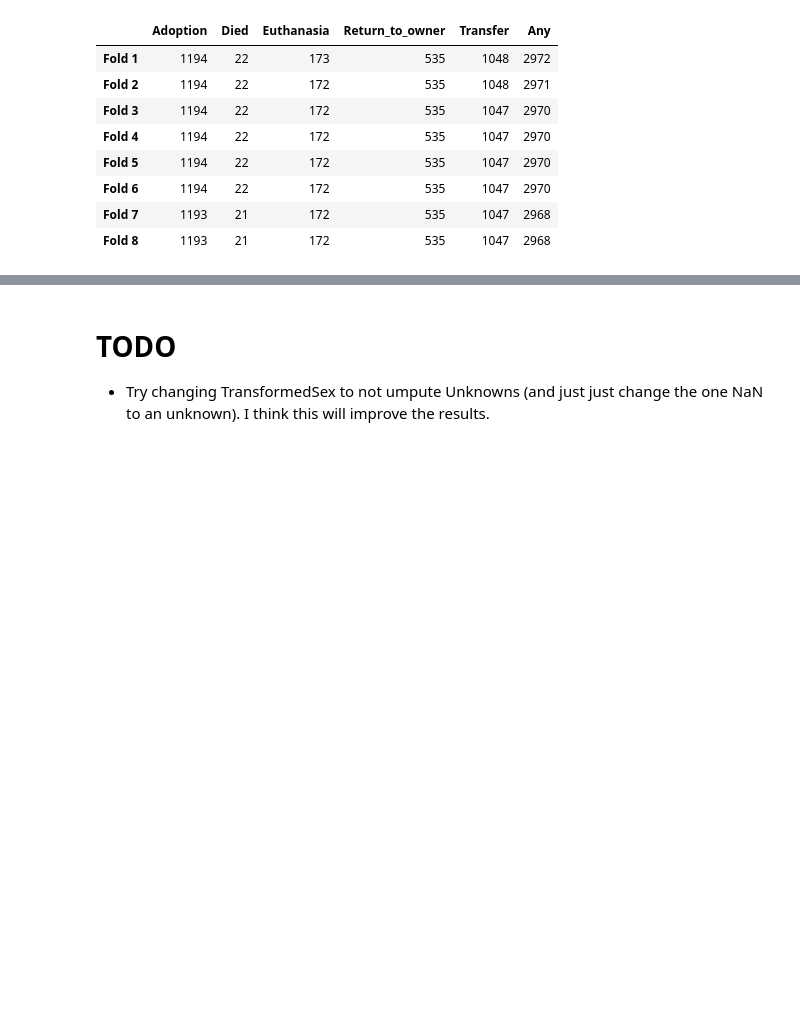
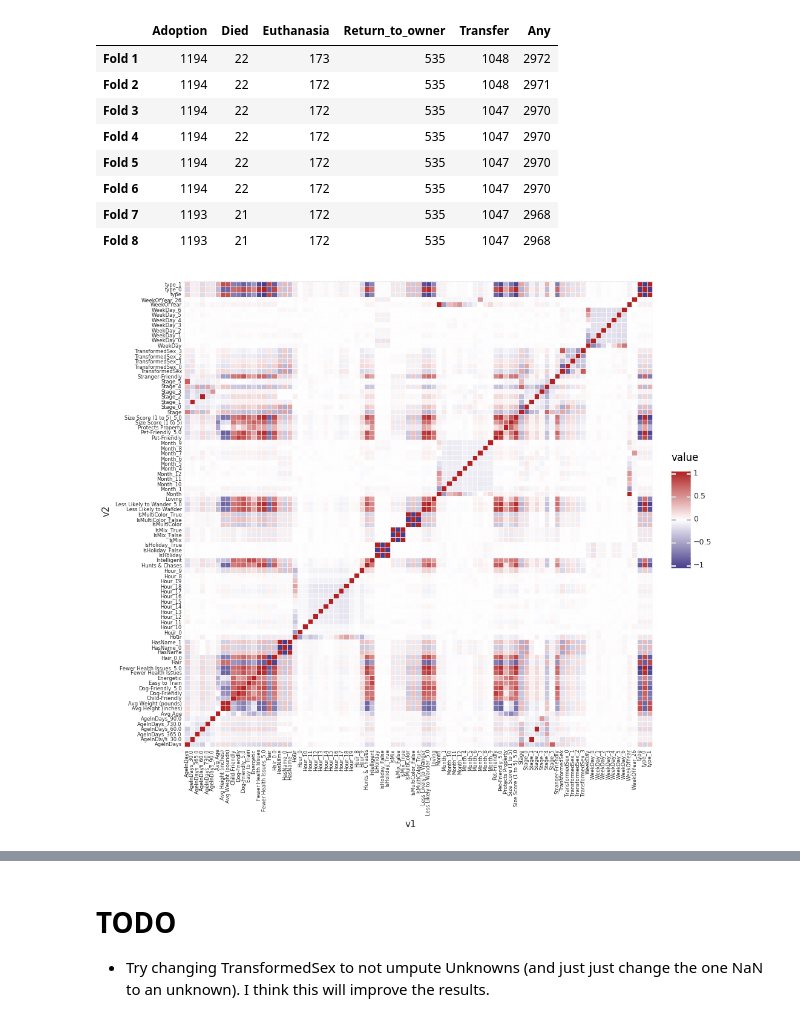
Before and after one commit to mspinelli/animal_shelter, a Jupyter notebook: EnsembleAnimals2.ipynb, the cells around one changed output, grey strips where cells are left out. Cells and saved outputs as stored; diff of their text form; code cells hidden in the pictures; blank space fills up the shorter version.

```diff
--- a/EnsembleAnimals2.ipynb
+++ b/EnsembleAnimals2.ipynb
@@ -278,3 +394,29 @@ def run_classifier_CV(clf, train, test, target_names, loss, plot=False):
             plot_importance(this_clf, X, t)
         clfs.append(this_clf)
     return clfs
+# %%
+rf_clf = RandomForestClassifier(n_estimators=100, max_depth=15,
+                             random_state=8, max_features='auto', n_jobs= -1)
+df = data.iloc[:, range(1, 251)]
+rf_clf.fit(df, data.iloc[:,-1])
+from sklearn.feature_selection import SelectFromModel
+model = SelectFromModel(rf_clf, threshold="1.5*median", prefit=True)
+columns = df.columns[model.get_support(indices=True).tolist()].tolist()
+# %%
+df_corr = animals.loc[:,  columns].corr()
+
+# ICD.display(df_corr)
+
+df_corr = df_corr.stack().reset_index()
+df_corr.columns = ['v1','v2','value']
+
+(ggplot(df_corr, aes(x='v1', y='v2', fill='value'))
+ + geom_tile(color='white', size=0.25)
+ + scale_fill_gradientn(colors=('darkslateblue', 'white', 'firebrick'))
+ + theme_seaborn()
+ + theme(axis_text_x = element_text(angle = 90, size=6),
+         axis_text_y = element_text(size=6))
+ + coord_equal()
+).draw().set_size_inches(10,10)
+# %% [output]
+[figure, added]
```
Also changed, not shown: parts of 22 cells of this notebook, 3 other files.
